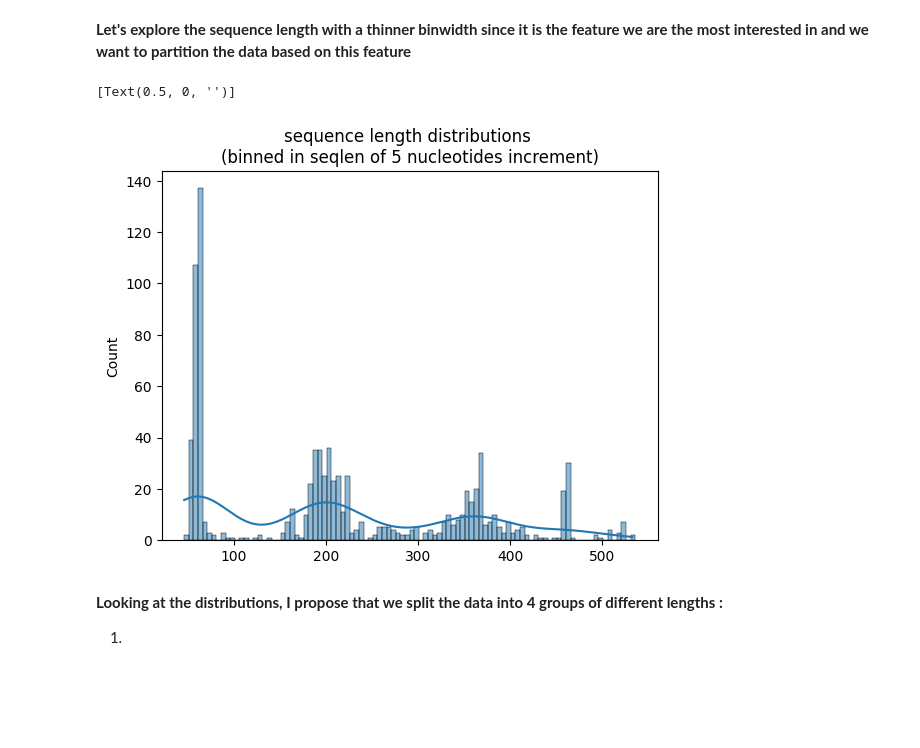
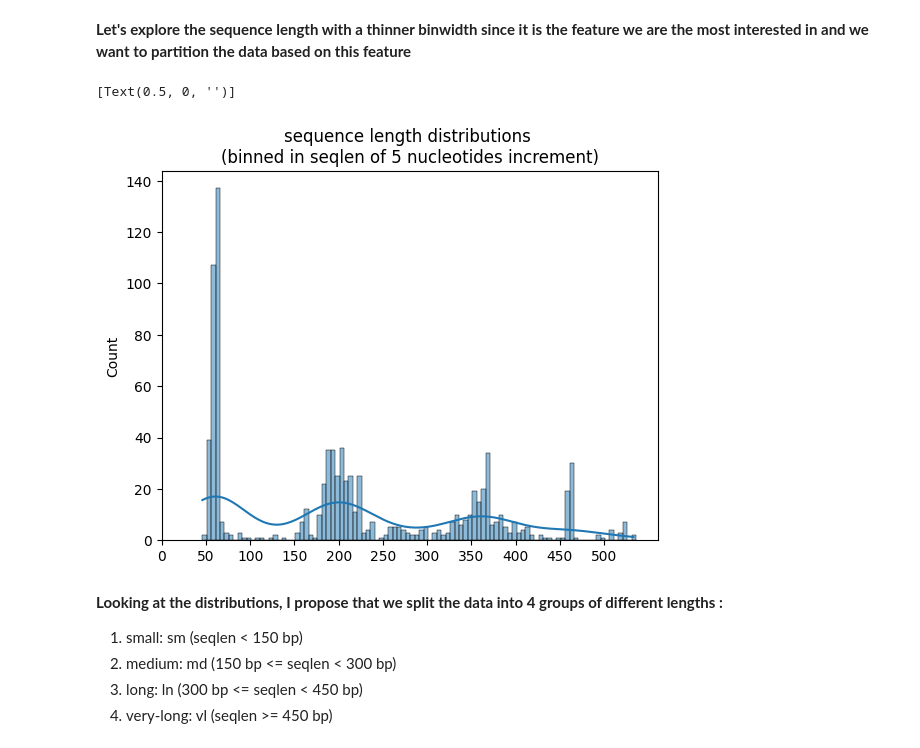
Before and after one commit to simlal/data-mining-assignments_bin710, a Jupyter notebook: dev4_descriptive-funcs/TP4_soln.ipynb, the cells around one changed output. Saved outputs shown, nothing was run; the diff lists cells and outputs as text; code cells hidden in the pictures; blank space fills up the shorter version.

Commit message:
Get class labels (seqlen_class) from eyeballing distributions

```diff
--- a/dev4_descriptive-funcs/TP4_soln.ipynb
+++ b/dev4_descriptive-funcs/TP4_soln.ipynb
@@ -296,13 +296,17 @@ Looking like normal distributions for the %content of all nucleotides except for
 **Let's explore the sequence length with a thinner binwidth since it is the feature we are the most interested in and we want to partition the data based on this feature**
 # %%
 # Explore sequence length distribution with thinner bins
-plot = sns.histplot(data=df, x="sequence_length", kde=True, bins="auto", binwidth=5)
-plot.set(title="sequence length distributions \n(binned in seqlen of 5 nucleotides increment)")
-plot.set(xlabel="")
+ax = sns.histplot(data=df, x="sequence_length", kde=True, bins="auto", binwidth=5)
+ax.set_xticks(range(0, max(df["sequence_length"]), 50))
+ax.set(title="sequence length distributions \n(binned in seqlen of 5 nucleotides increment)")
+ax.set(xlabel="")
 # %% [output]
 [Text(0.5, 0, '')]
-[figure, old version]
+[figure, new version]
 # %% [markdown]
 **Looking at the distributions, I propose that we split the data into 4 groups of different lengths :**
 
-1.
+1. small: sm (seqlen < 150 bp)
+2. medium: md  (150 bp <= seqlen < 300 bp)
+3. long: ln (300 bp <= seqlen < 450 bp)
+4. very-long: vl (seqlen >= 450 bp)
```
Also changed, not shown: parts of 1 cell of this notebook.
